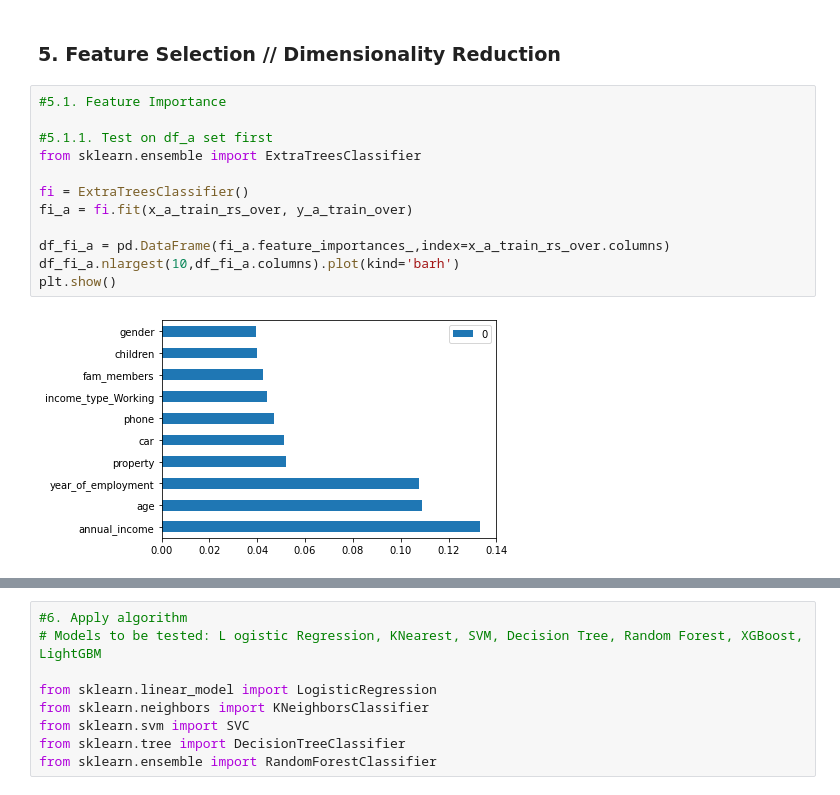
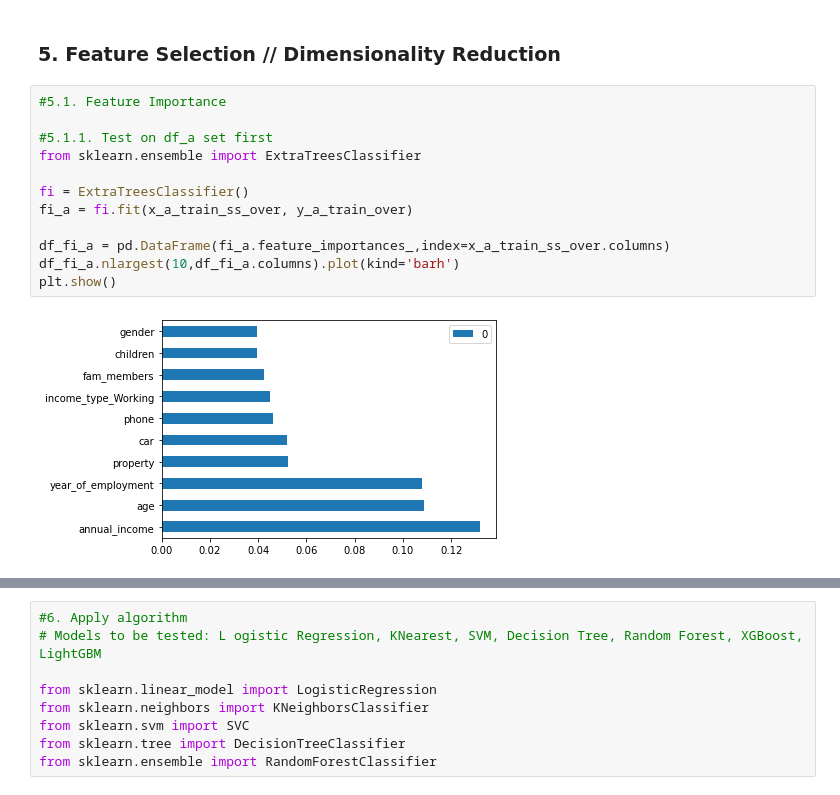
Before and after one commit to amisijlak/Africa-Data-School, a Jupyter notebook: 26 Classification/Credit Risk Management (Classification).ipynb, the cells around one changed output, grey strips where cells are left out. Cells and saved outputs as stored; diff of their text form.

```diff
--- a/26 Classification/Credit Risk Management (Classification).ipynb
+++ b/26 Classification/Credit Risk Management (Classification).ipynb
@@ -748,17 +774,17 @@ Counter({0: 7807, 1: 7807})
 # %%
 #5.1. Feature Importance
 
 #5.1.1. Test on df_a set first
 from sklearn.ensemble import ExtraTreesClassifier
 
 fi = ExtraTreesClassifier()
-fi_a = fi.fit(x_a_train_rs_over, y_a_train_over)
+fi_a = fi.fit(x_a_train_ss_over, y_a_train_over)
 
-df_fi_a = pd.DataFrame(fi_a.feature_importances_,index=x_a_train_rs_over.columns)
+df_fi_a = pd.DataFrame(fi_a.feature_importances_,index=x_a_train_ss_over.columns)
 df_fi_a.nlargest(10,df_fi_a.columns).plot(kind='barh')
 plt.show()
 # %% [output]
-[figure, old version]
+[figure, new version]
 # %%
 #5.2. Correlation Matrix
 
```
Also changed, not shown: parts of 13 cells of this notebook, 6 other files.
